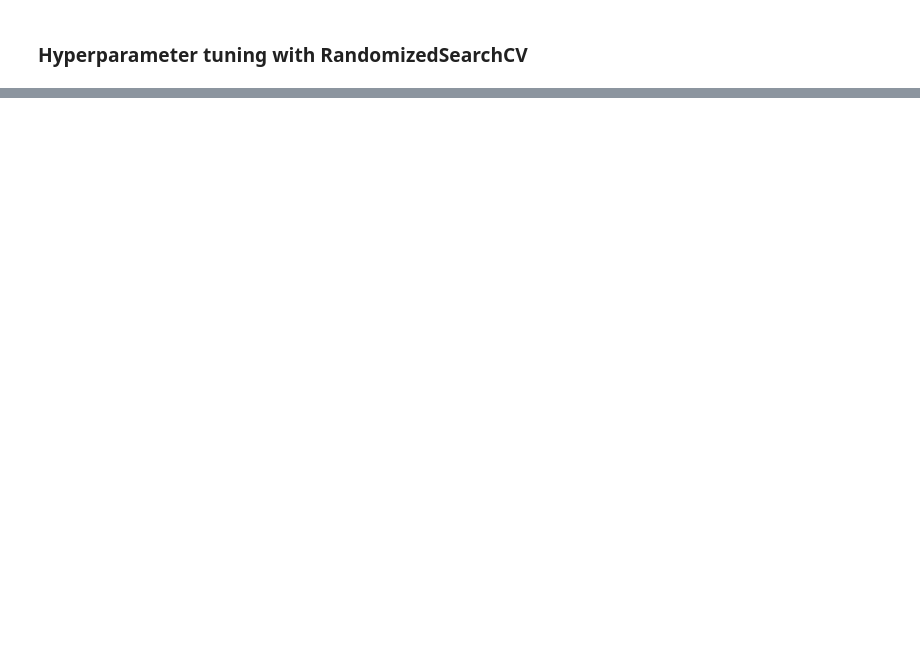
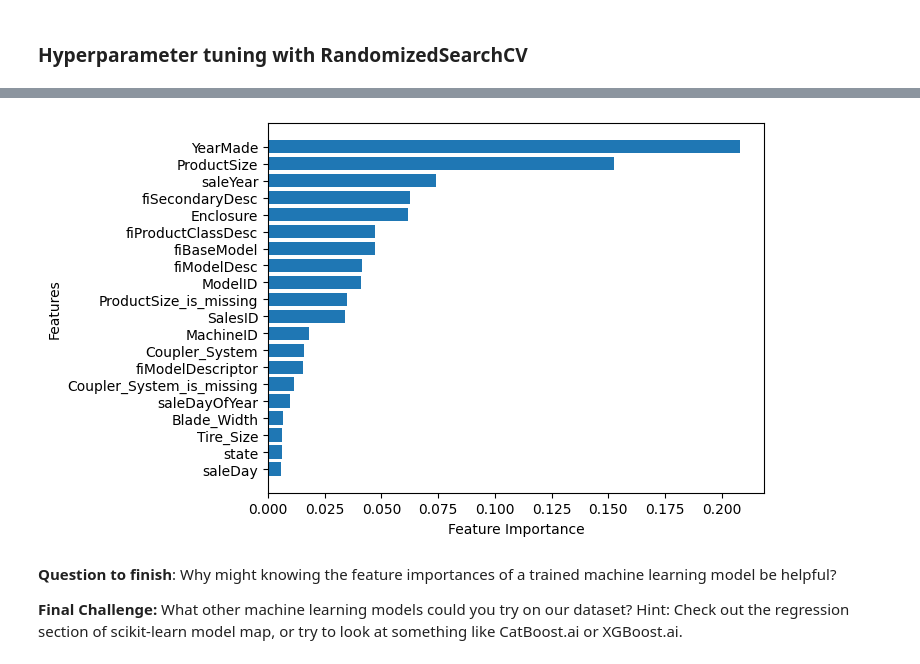
Before and after one commit to rajtmg23/data_science, a Jupyter notebook: bulldozer-price-prediction-project/end-to-end-bulldozer-price-regression.ipynb, the cells around one changed output, grey strips where cells are left out. Cells and saved outputs as stored; diff of their text form; code cells hidden in the pictures; blank space fills up the shorter version.

```diff
--- a/bulldozer-price-prediction-project/end-to-end-bulldozer-price-regression.ipynb
+++ b/bulldozer-price-prediction-project/end-to-end-bulldozer-price-regression.ipynb
@@ -682,0 +898,4 @@ rs_model.fit(X_train, y_train)
+# %%
+# Manually adjust df_test to have auctioneerID_is_missing
+df_test['auctioneerID_is_missing'] =  False
+df_test.head()
@@ -682,0 +917,3 @@ rs_model.fit(X_train, y_train)
+# %%
+col_order = X_train.columns.to_list()
+col_order
@@ -682,0 +938,2 @@ rs_model.fit(X_train, y_train)
+# %%
+df_test = df_test.reindex(columns=col_order)
@@ -682,0 +1012,22 @@ rs_model.fit(X_train, y_train)
+# %%
+# Helper function for plotting feature importance
+def plot_features(columns, importances, n=20):
+    df = (pd.DataFrame({"features": columns,
+                       "feature_importances": importances})
+          .sort_values("feature_importances", ascending=False)
+          .reset_index(drop=True))
+
+    # Plot the dataframe
+    fig, ax = plt.subplots()
+    ax.barh(df['features'][:n], df['feature_importances'][:n])
+    ax.set_ylabel("Features")
+    ax.set_xlabel("Feature Importance")
+    ax.invert_yaxis()
+# %%
+plot_features(df_test.columns, ideal_model.feature_importances_)
+# %% [output]
+[figure, added]
+# %% [markdown]
+**Question to finish**: Why might knowing the feature importances of a trained machine learning model be helpful?
+
+**Final Challenge:** What other machine learning models could you try on our dataset? Hint: Check out the regression section of scikit-learn model map, or try to look at something like CatBoost.ai or XGBoost.ai.
```
Also changed, not shown: parts of 35 cells of this notebook.
